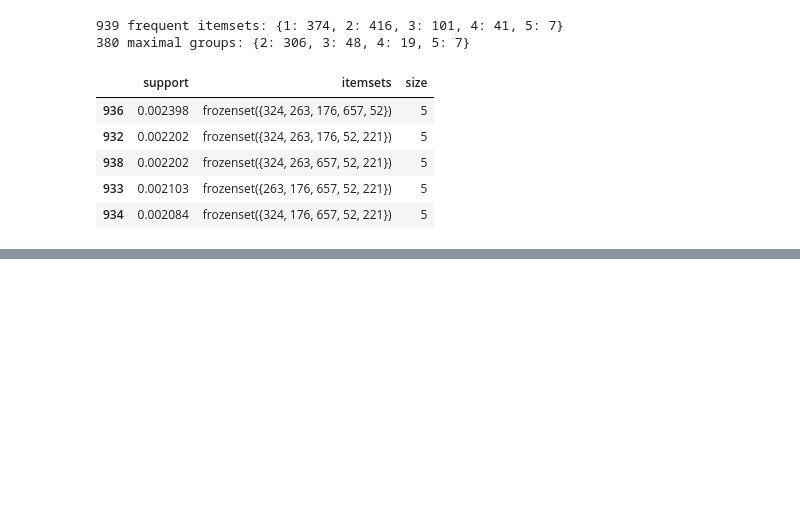
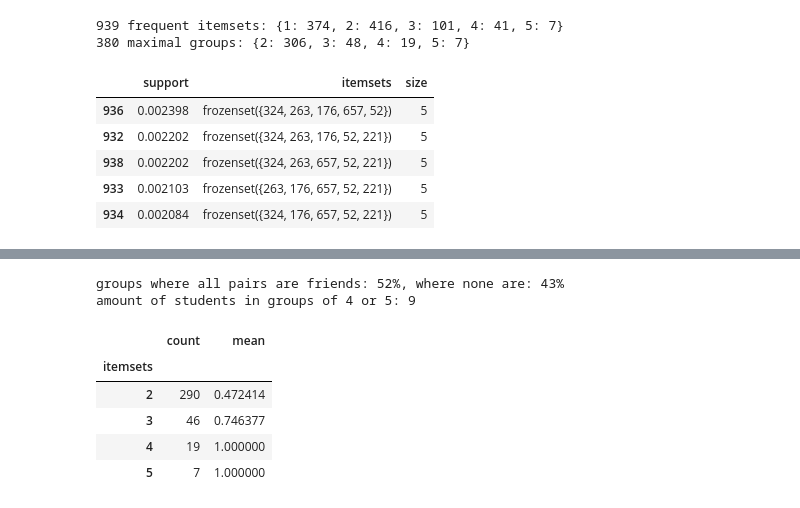
Before and after one commit to s9ib0T/data-mining-1, a Jupyter notebook: notebooks/friends.ipynb, the cells around one changed output, grey strips where cells are left out. Cells and saved outputs as stored; diff of their text form; code cells hidden in the pictures; blank space fills up the shorter version.

```diff
--- a/notebooks/friends.ipynb
+++ b/notebooks/friends.ipynb
@@ -138,0 +154,20 @@ groups.assign(size=groups.itemsets.apply(len)).sort_values(["size", "support"],
+# %%
+# maximal groups where every member has facebook data
+fb_groups = groups[groups.itemsets.apply(lambda s: s.issubset(users))]
+group_size = fb_groups.itemsets.apply(len)
+share = fb_groups.itemsets.apply(fr.group_share, friends=friends)
+by_size = share.groupby(group_size).agg(["count", "mean"])
+big = fb_groups.itemsets[group_size >= 4]
+
+print(f"groups where all pairs are friends: {(share == 1).mean():.0%}, where none are: {(share == 0).mean():.0%}")
+print("amount of students in groups of 4 or 5:", len(set().union(*big)))
+by_size
+# %% [output]
+groups where all pairs are friends: 52%, where none are: 43%
+amount of students in groups of 4 or 5: 9
+|  | count | mean |
+| itemsets |  |  |
+| 2 | 290 | 0.472414 |
+| 3 | 46 | 0.746377 |
+| 4 | 19 | 1.000000 |
+| 5 | 7 | 1.000000 |
```
Also changed, not shown: parts of 9 cells of this notebook, 1 other file.
